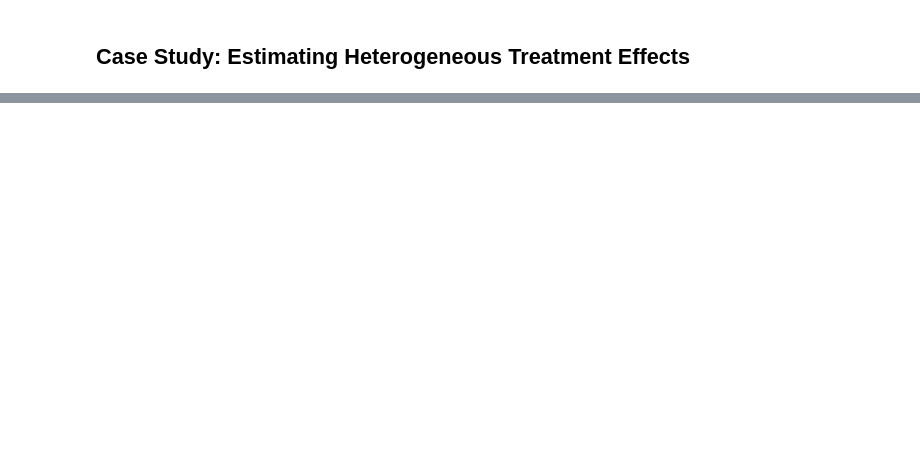
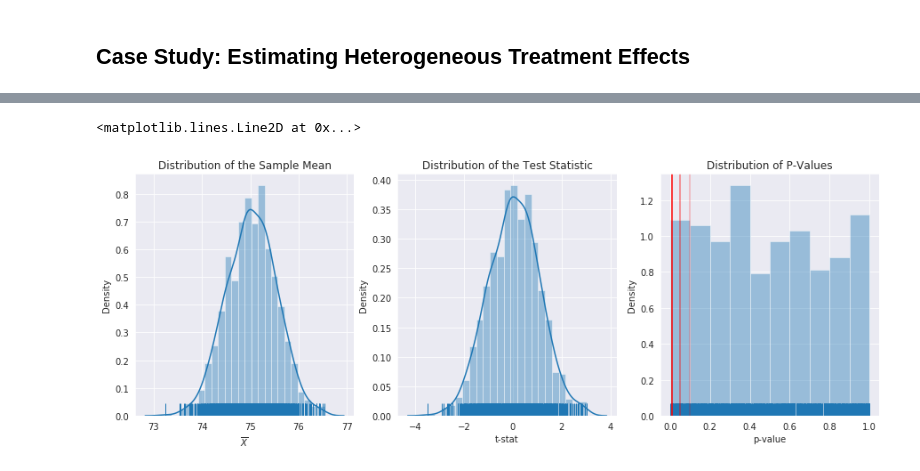
Before and after one commit to zduey/metrics, a Jupyter notebook: 00_background.ipynb, the cells around one changed output, grey strips where cells are left out. Cells and saved outputs as stored; diff of their text form; code cells hidden in the pictures; blank space fills up the shorter version.

```diff
--- a/00_background.ipynb
+++ b/00_background.ipynb
@@ -92,0 +188,27 @@ Existence of experimental flaws requires that additional methods be applied on t
+# %%
+repeated_samples = np.random.normal(loc=75, scale=5, size=(100, 1000))
+sample_means = np.mean(repeated_samples, axis=0)
+t_stats, p_vals = ttest_1samp(repeated_samples, 75)
+
+fig, ax = plt.subplots(ncols=3, figsize=(15, 5))
+
+sns.distplot(sample_means, kde=True, rug=True, norm_hist=True, ax=ax[0])
+ax[0].set_title("Distribution of the Sample Mean")
+ax[0].set_xlabel("$\overline{X}$")
+ax[0].set_ylabel("Density")
+
+sns.distplot(t_stats, kde=True, rug=True, norm_hist=True, ax=ax[1])
+ax[1].set_title("Distribution of the Test Statistic")
+ax[1].set_xlabel("t-stat")
+ax[1].set_ylabel("Density")
+
+sns.distplot(p_vals, kde=False, rug=True, norm_hist=True, ax=ax[2])
+ax[2].set_title("Distribution of P-Values")
+ax[2].set_xlabel("p-value")
+ax[2].set_ylabel("Density")
+ax[2].axvline(0.01, 0, 1, color="r", alpha=1.0)
+ax[2].axvline(0.05, 0, 1, color="r", alpha=0.5)
+ax[2].axvline(0.10, 0, 1, color="r", alpha=0.25)
+# %% [output]
+<matplotlib.lines.Line2D at 0x...>
+[figure, added]
```
Also changed, not shown: parts of 15 cells of this notebook, 1 other file.
